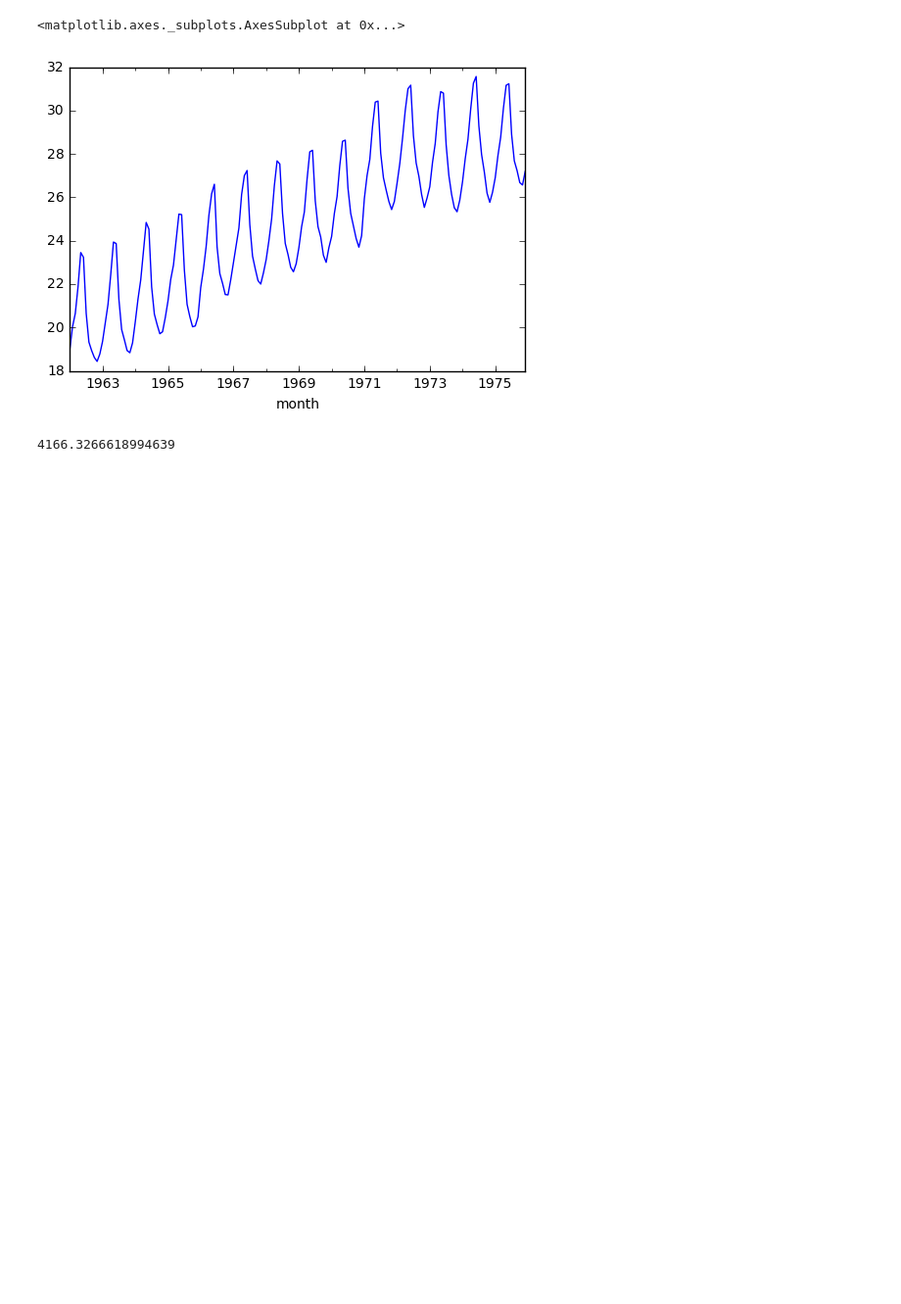
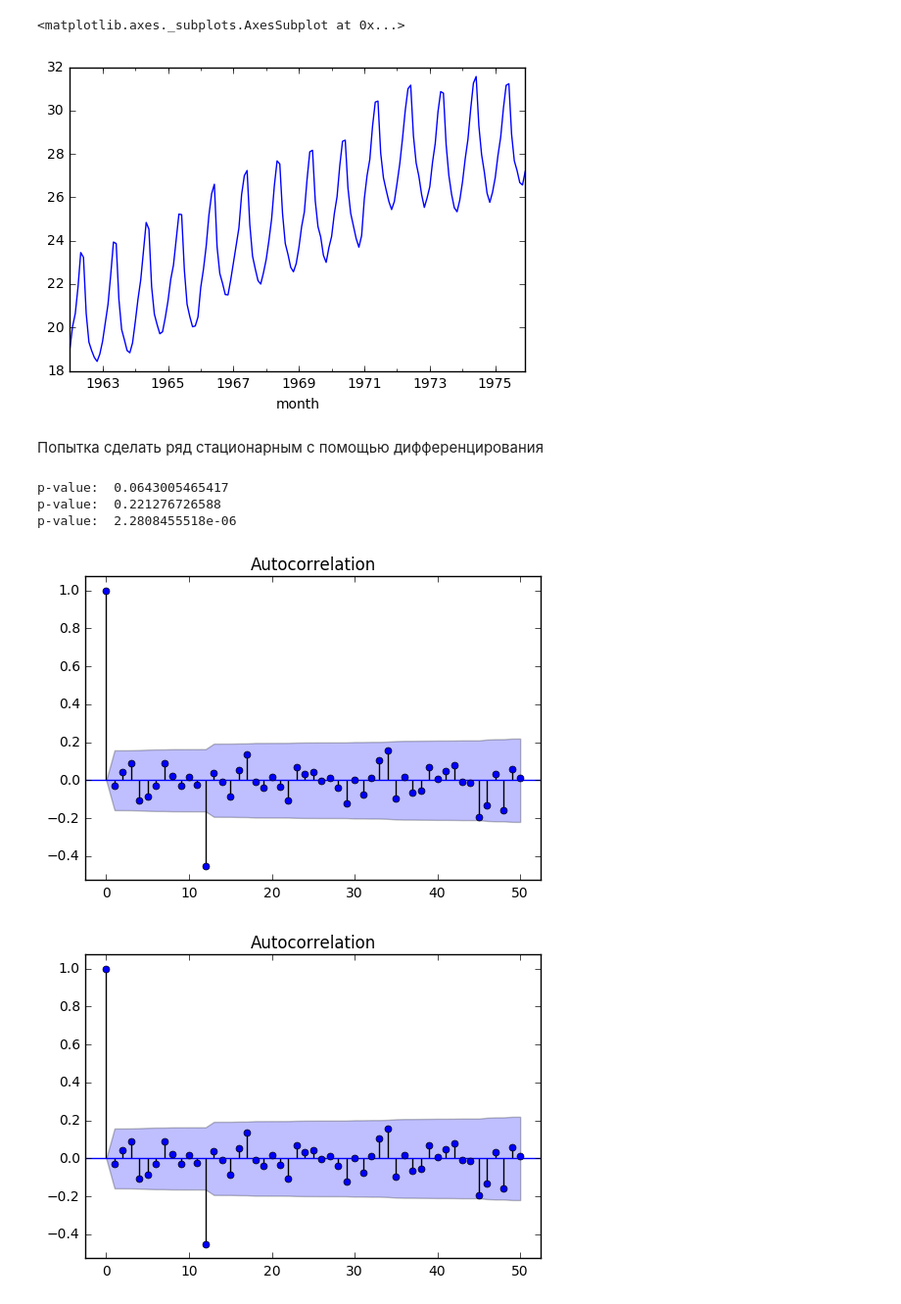
Before and after one commit to AlehDarashenka/Machine-Learning-Specialisation-, a Jupyter notebook: 5. Applied problems/Week 1/Test1. Autocorrelation.ipynb, the cells around one changed output. Shown: that part at 98% size. Drawn from its saved outputs; the diff is of its cells as text; code cells hidden in the pictures; blank space fills up the shorter version.

```diff
--- a/5. Applied problems/Week 1/Test1. Autocorrelation.ipynb
+++ b/5. Applied problems/Week 1/Test1. Autocorrelation.ipynb
@@ -33,7 +33,30 @@ milk_avg_by_date.plot()
 # %% [output]
 <matplotlib.axes._subplots.AxesSubplot at 0x...>
 [figure]
-# %%
-sum(milk_avg_by_date)
-# %% [output]
-4166.3266618994639
+# %% [markdown]
+Попытка сделать ряд стационарным с помощью дифференцирования
+# %%
+#обычное дифференцирование
+milk_diff1 = milk_avg_by_date - milk_avg_by_date.shift(1)
+milk_diff1.dropna(inplace=True)
+print 'p-value: ', sm.tsa.stattools.adfuller(milk_diff1)[1]
+
+# Сезонное дифференцирование
+milk_diff12 = milk_avg_by_date - milk_avg_by_date.shift(12)
+milk_diff12.dropna(inplace=True)
+print 'p-value: ', sm.tsa.stattools.adfuller(milk_diff12)[1]
+
+# и сезонное, и обычное дифференцирование
+milk_diff13 = milk_diff12-milk_diff12.shift(1)
+milk_diff13.dropna(inplace=True)
+print 'p-value: ', sm.tsa.stattools.adfuller(milk_diff13)[1]
+# %% [output]
+p-value:  0.0643005465417
+p-value:  0.221276726588
+p-value:  2.2808455518e-06
+# %%
+import statsmodels.api as sm
+sm.graphics.tsa.plot_acf(milk_diff13.values.squeeze(), lags=50)
+# %% [output]
+[figure, added]
+[figure, added]
```
Also changed, not shown: parts of 1 cell of this notebook.
